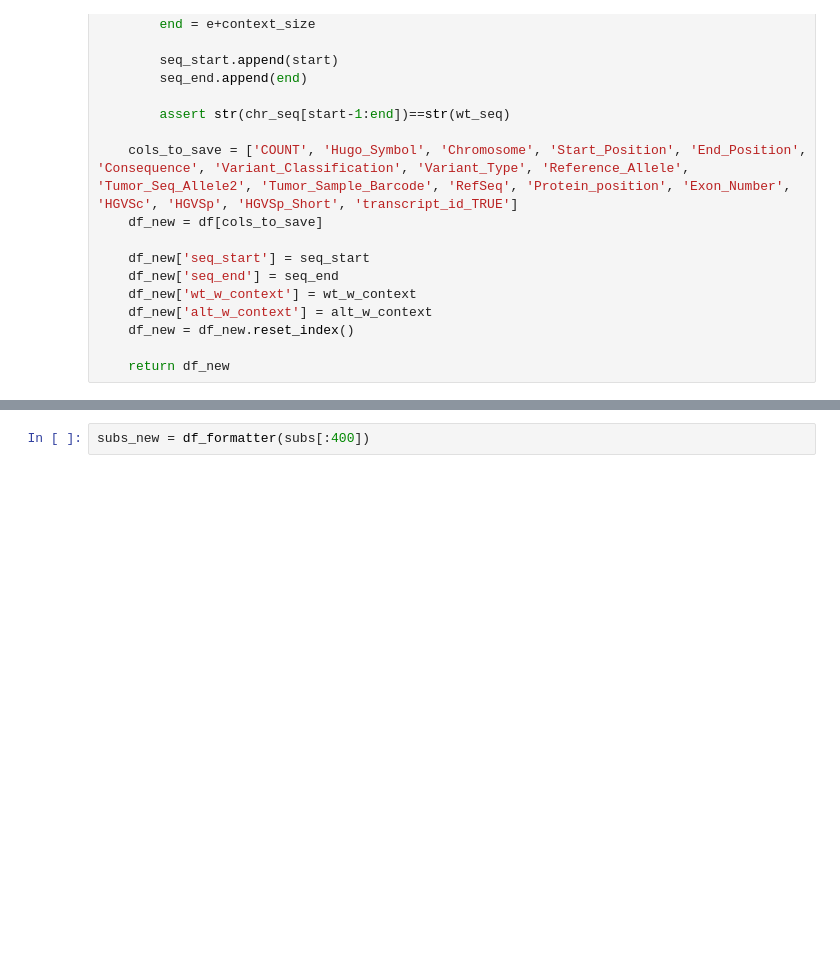
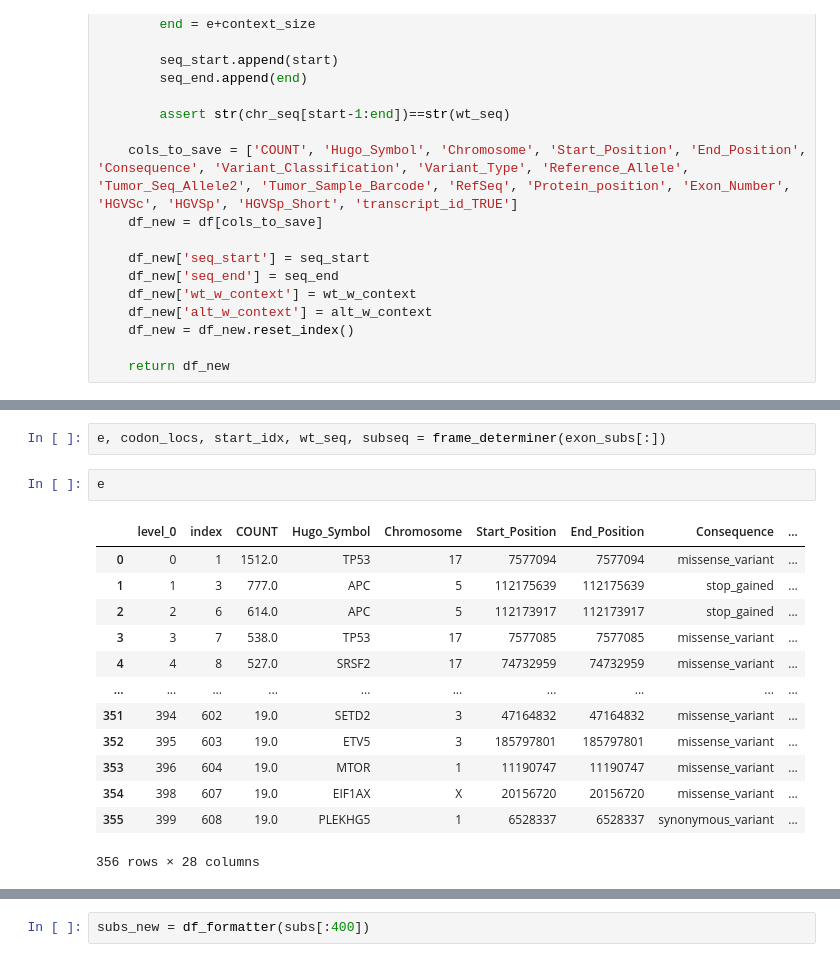
Before and after one commit to samgould2/PEGG2.0, a Jupyter notebook: pegg2.ipynb, the cells around one changed output, grey strips where cells are left out. Cells and saved outputs as stored; diff of their text form; blank space fills up the shorter version.

Commit message:
finally got it working
alvin oligo generation (with frame for MMR evasive edits)

```diff
--- a/pegg2.ipynb
+++ b/pegg2.ipynb
@@ -434,0 +583,18 @@ def df_formatter(df, context_size = 60):
+# %%
+e, codon_locs, start_idx, wt_seq, subseq = frame_determiner(exon_subs[:])
+# %%
+e
+# %% [output]
+|  | level_0 | index | COUNT | Hugo_Symbol | Chromosome | Start_Position | End_Position | Consequence | ... |
+| 0 | 0 | 1 | 1512.0 | TP53 | 17 | 7577094 | 7577094 | missense_variant | ... |
+| 1 | 1 | 3 | 777.0 | APC | 5 | 112175639 | 112175639 | stop_gained | ... |
+| 2 | 2 | 6 | 614.0 | APC | 5 | 112173917 | 112173917 | stop_gained | ... |
+| 3 | 3 | 7 | 538.0 | TP53 | 17 | 7577085 | 7577085 | missense_variant | ... |
+| 4 | 4 | 8 | 527.0 | SRSF2 | 17 | 74732959 | 74732959 | missense_variant | ... |
+| ... | ... | ... | ... | ... | ... | ... | ... | ... | ... |
+| 351 | 394 | 602 | 19.0 | SETD2 | 3 | 47164832 | 47164832 | missense_variant | ... |
+| 352 | 395 | 603 | 19.0 | ETV5 | 3 | 185797801 | 185797801 | missense_variant | ... |
+| 353 | 396 | 604 | 19.0 | MTOR | 1 | 11190747 | 11190747 | missense_variant | ... |
+| 354 | 398 | 607 | 19.0 | EIF1AX | X | 20156720 | 20156720 | missense_variant | ... |
+| 355 | 399 | 608 | 19.0 | PLEKHG5 | 1 | 6528337 | 6528337 | synonymous_variant | ... |
+356 rows × 28 columns
```
Also changed, not shown: parts of 30 cells of this notebook.
